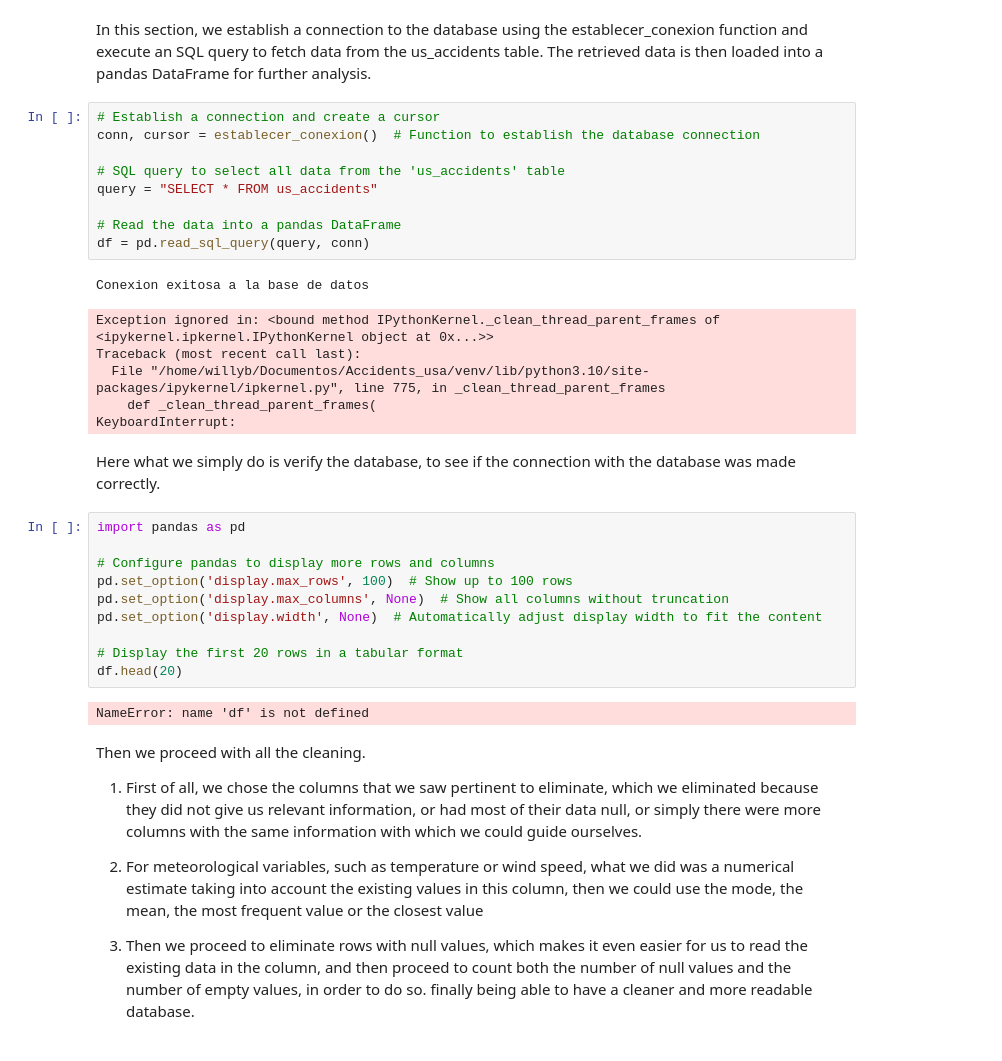
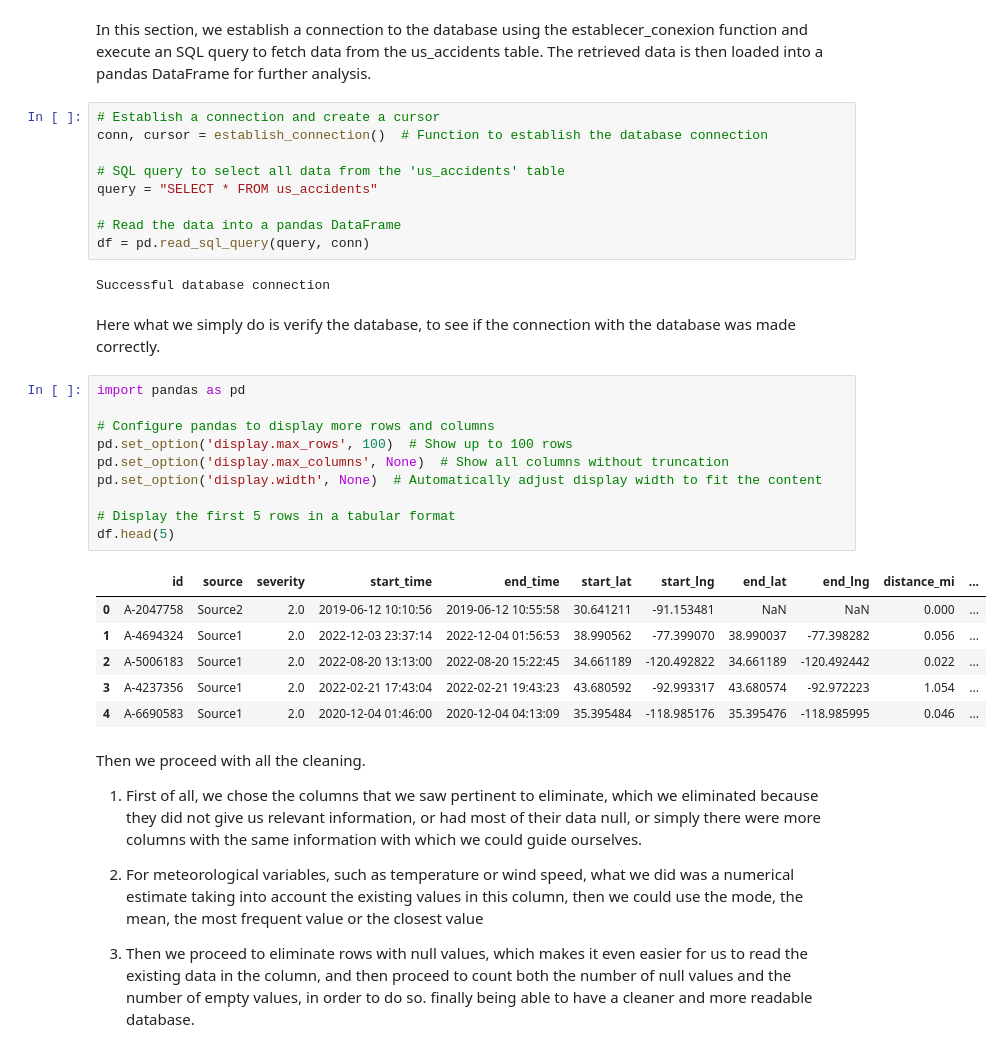
Before and after one commit to willyoung21/Accidents_usa, a Jupyter notebook: Notebooks/data_cleaning.ipynb, the cells around one changed output. Saved outputs shown, nothing was run; the diff lists cells and outputs as text.

```diff
--- a/Notebooks/data_cleaning.ipynb
+++ b/Notebooks/data_cleaning.ipynb
@@ -16,7 +16,7 @@ We proceed to define some variables, which will make it possible for us to extra
 In this section, we establish a connection to the database using the establecer_conexion function and execute an SQL query to fetch data from the us_accidents table. The retrieved data is then loaded into a pandas DataFrame for further analysis.
 # %%
 # Establish a connection and create a cursor
-conn, cursor = establecer_conexion()  # Function to establish the database connection
+conn, cursor = establish_connection()  # Function to establish the database connection
 
 # SQL query to select all data from the 'us_accidents' table
 query = "SELECT * FROM us_accidents"
@@ -24,26 +24,26 @@ query = "SELECT * FROM us_accidents"
 # Read the data into a pandas DataFrame
 df = pd.read_sql_query(query, conn)
 # %% [output]
-Conexion exitosa a la base de datos
+Successful database connection
-Exception ignored in: <bound method IPythonKernel._clean_thread_parent_frames of <ipykernel.ipkernel.IPythonKernel object at 0x...>>
-Traceback (most recent call last):
-  File "/home/willyb/Documentos/Accidents_usa/venv/lib/python3.10/site-packages/ipykernel/ipkernel.py", line 775, in _clean_thread_parent_frames
-    def _clean_thread_parent_frames(
-KeyboardInterrupt:
 # %% [markdown]
 Here what we simply do is verify the database, to see if the connection with the database was made correctly.
 # %%
 import pandas as pd
 
 # Configure pandas to display more rows and columns
 pd.set_option('display.max_rows', 100)  # Show up to 100 rows
 pd.set_option('display.max_columns', None)  # Show all columns without truncation
 pd.set_option('display.width', None)  # Automatically adjust display width to fit the content
 
-# Display the first 20 rows in a tabular format
-df.head(20)
+# Display the first 5 rows in a tabular format
+df.head(5)
 # %% [output]
-NameError: name 'df' is not defined
+|  | id | source | severity | start_time | end_time | start_lat | start_lng | end_lat | end_lng | distance_mi | ... |
+| 0 | A-2047758 | Source2 | 2.0 | 2019-06-12 10:10:56 | 2019-06-12 10:55:58 | 30.641211 | -91.153481 | NaN | NaN | 0.000 | ... |
+| 1 | A-4694324 | Source1 | 2.0 | 2022-12-03 23:37:14 | 2022-12-04 01:56:53 | 38.990562 | -77.399070 | 38.990037 | -77.398282 | 0.056 | ... |
+| 2 | A-5006183 | Source1 | 2.0 | 2022-08-20 13:13:00 | 2022-08-20 15:22:45 | 34.661189 | -120.492822 | 34.661189 | -120.492442 | 0.022 | ... |
+| 3 | A-4237356 | Source1 | 2.0 | 2022-02-21 17:43:04 | 2022-02-21 19:43:23 | 43.680592 | -92.993317 | 43.680574 | -92.972223 | 1.054 | ... |
+| 4 | A-6690583 | Source1 | 2.0 | 2020-12-04 01:46:00 | 2020-12-04 04:13:09 | 35.395484 | -118.985176 | 35.395476 | -118.985995 | 0.046 | ... |
 # %% [markdown]
 Then we proceed with all the cleaning.
 
```
Also changed, not shown: parts of 2 cells of this notebook, 11 other files.
